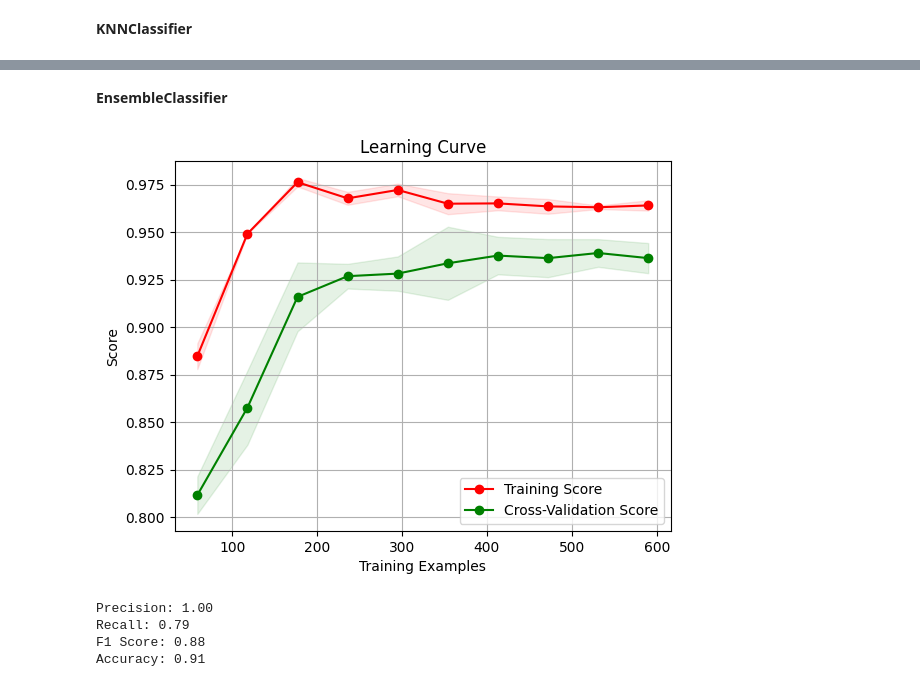
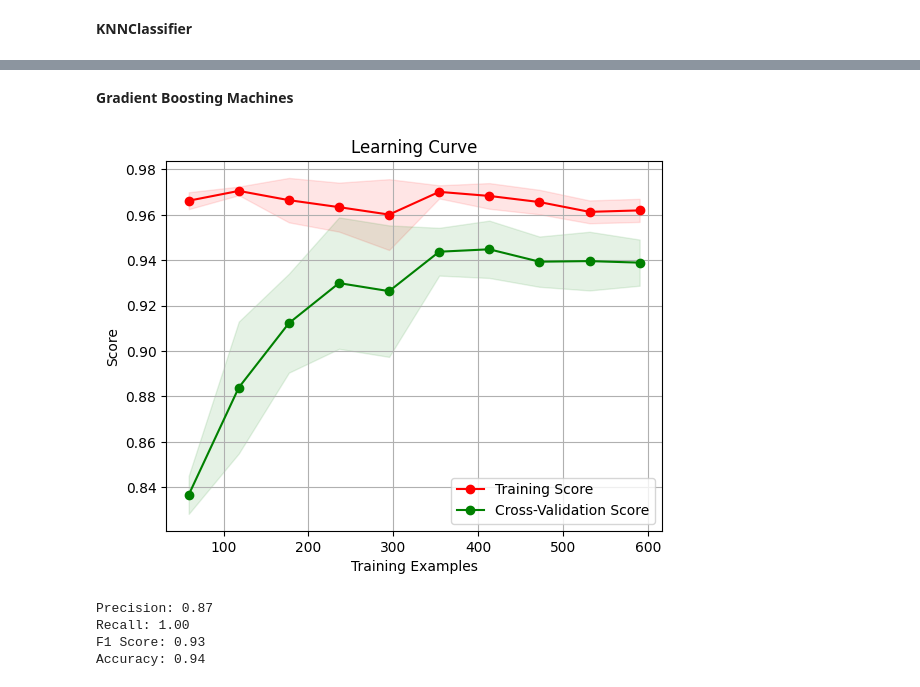
Before and after one commit to Mo-HSH/Monitoring-Leaf-Water-Content, a Jupyter notebook: monitoring_leaf_water_content.ipynb, the cells around one changed output, grey strips where cells are left out. Drawn from its saved outputs; the diff is of its cells as text; code cells hidden in the pictures.

```diff
--- a/monitoring_leaf_water_content.ipynb
+++ b/monitoring_leaf_water_content.ipynb
@@ -371,5 +348,5 @@ Accuracy: 0.90
-# %% [markdown]
-**EnsembleClassifier**
+# %% [markdown]
+**Gradient Boosting Machines**
 # %%
 import numpy as np
 import pandas as pd
@@ -377,22 +354,19 @@ import random
 from sklearn.model_selection import train_test_split
 from sklearn.preprocessing import StandardScaler
 from sklearn.metrics import precision_score, recall_score, f1_score, accuracy_score
-from sklearn.ensemble import VotingClassifier
-from sklearn.svm import SVC
-from sklearn.neighbors import KNeighborsClassifier
-from sklearn.ensemble import RandomForestClassifier
-from sklearn.tree import DecisionTreeClassifier
+from sklearn.ensemble import GradientBoostingClassifier
 from sklearn.model_selection import learning_curve
+from skopt import BayesSearchCV
 import matplotlib.pyplot as plt
 
 # Read the data from the CSV file
-data = pd.read_csv('/content/drive/MyDrive/WaterContentFrequency/dataset/leaf_data.csv')
+data = pd.read_csv('/content/drive/MyDrive/WaterContentFrequency/dataset/last_leaf_data.csv')
 
-# Loop to generate 10 sets of noisy data
+# Loop to generate 100 sets of noisy data
 noisy_data_list = []
 for i in range(100):
     noisy_data = pd.DataFrame({
-        'Timestamps': [1497511200698 + i * 1000],
+        'Timestamps': [1897515200698 + i * 1000],
         'Thickness (mm)': [0.25],
         'Frequency (THz)': [0.4],
         'Leaf age': [random.randint(2, 5)],
@@ -416,61 +390,71 @@ scaler = StandardScaler()
 X_train_scaled = scaler.fit_transform(X_train)
 X_test_scaled = scaler.transform(X_test)
 
-# Create individual classifiers
-svm_clf = SVC(random_state=42)
-knn_clf = KNeighborsClassifier(n_neighbors=5)
-rf_clf = RandomForestClassifier(n_estimators=100, random_state=42)
-dt_clf = DecisionTreeClassifier(random_state=42)
+# Create a Gradient Boosting Machines (GBM) classifier instance
+gbm = GradientBoostingClassifier()
 
-# Create an ensemble of classifiers
-clf = VotingClassifier(
-    estimators=[('svm', svm_clf), ('knn', knn_clf), ('rf', rf_clf), ('dt', dt_clf)],
-    voting='hard'
-)
+# Define the parameter search space for Bayesian Optimization
+param_space = {
+    'n_estimators': (50, 200),
+    'learning_rate': (0.01, 0.1),
+    'min_samples_split': (2, 10),
+    'min_samples_leaf': (1, 5),
+}
+
+# Create a Bayesian Optimization instance
+opt = BayesSearchCV(gbm, param_space, n_iter=50, cv=5, scoring='balanced_accuracy')
+
+# Perform the Bayesian Optimization search
+opt.fit(X_train_scaled, y_train)
+
+# Get the best estimator
+best_estimator = opt.best_estimator_
 
 # Calculate the learning curve
-train_sizes, train_scores, test_scores = learning_curve(
-    clf, X_train_scaled, y_train, cv=5, scoring='accuracy', train_sizes=np.linspace(0.1, 1.0, 10)
-)
+train_sizes, train_scores, test_scores = learning_curve(best_estimator, X_train_scaled, y_train, cv=5,
+                                                       scoring='balanced_accuracy',
+                                                       train_sizes=np.linspace(0.1, 1.0, 10))
 
 # Calculate the mean and standard deviation of the training and testing scores
 train_scores_mean = np.mean(train_scores, axis=1)
 train_scores_std = np.std(train_scores, axis=1)
 test_scores_mean = np.mean(test_scores, axis=1)
 test_scores_std = np.std(test_scores, axis=1)
 
 # Calculate precision, recall, F1 score, and accuracy
-clf.fit(X_train_scaled, y_train)
-y_pred = clf.predict(X_test_scaled)
-precision = precision_score(y_test, y_pred)
-recall = recall_score(y_test, y_pred)
-f1 = f1_score(y_test, y_pred)
+best_estimator.fit(X_train_scaled, y_train)
+y_pred = best_estimator.predict(X_test_scaled)
+precision = precision_score(y_test, y_pred, pos_label=1)  # Calculate precision only for class 1
+recall = recall_score(y_test, y_pred, pos_label=1)  # Calculate recall only for class 1
+f1 = f1_score(y_test, y_pred, pos_label=1)  # Calculate F1 score only for class 1
 accuracy = accuracy_score(y_test, y_pred)
 
 # Plot the learning curve
 plt.figure()
 plt.title('Learning Curve')
 plt.xlabel('Training Examples')
 plt.ylabel('Score')
 plt.grid()
 
-plt.fill_between(train_sizes, train_scores_mean - train_scores_std, train_scores_mean + train_scores_std, alpha=0.1, color='r')
-plt.fill_between(train_sizes, test_scores_mean - test_scores_std, test_scores_mean + test_scores_std, alpha=0.1, color='g')
+plt.fill_between(train_sizes, train_scores_mean - train_scores_std, train_scores_mean + train_scores_std, alpha=0.1,
+                 color='r')
+plt.fill_between(train_sizes, test_scores_mean - test_scores_std, test_scores_mean + test_scores_std, alpha=0.1,
+                 color='g')
 
 plt.plot(train_sizes, train_scores_mean, 'o-', color='r', label='Training Score')
 plt.plot(train_sizes, test_scores_mean, 'o-', color='g', label='Cross-Validation Score')
 
 plt.legend(loc='best')
 plt.show()
 
 # Display precision, recall, F1 score, and accuracy
 print(f"Precision: {precision:.2f}")
 print(f"Recall: {recall:.2f}")
 print(f"F1 Score: {f1:.2f}")
 print(f"Accuracy: {accuracy:.2f}")
 # %% [output]
-[figure, old version]
+[figure, new version]
-Precision: 1.00
-Recall: 0.79
-F1 Score: 0.88
-Accuracy: 0.91
+Precision: 0.87
+Recall: 1.00
+F1 Score: 0.93
+Accuracy: 0.94
```
Also changed, not shown: parts of 6 cells of this notebook.
